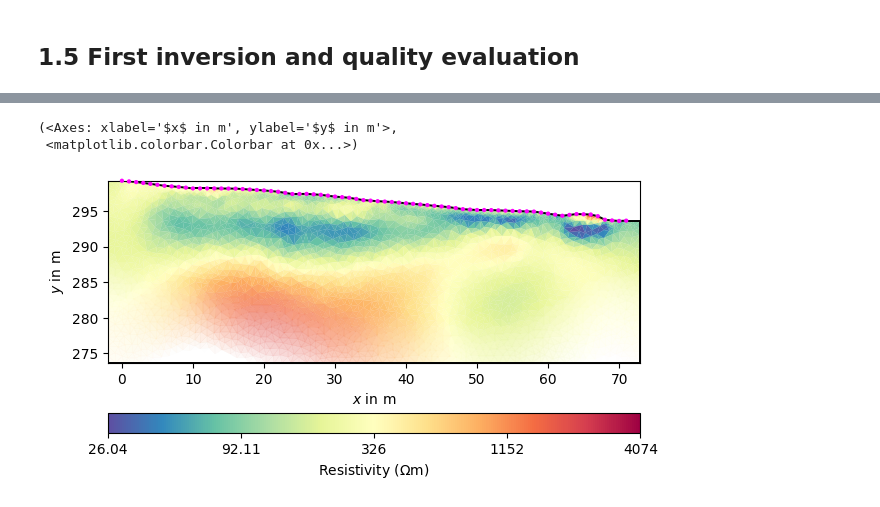
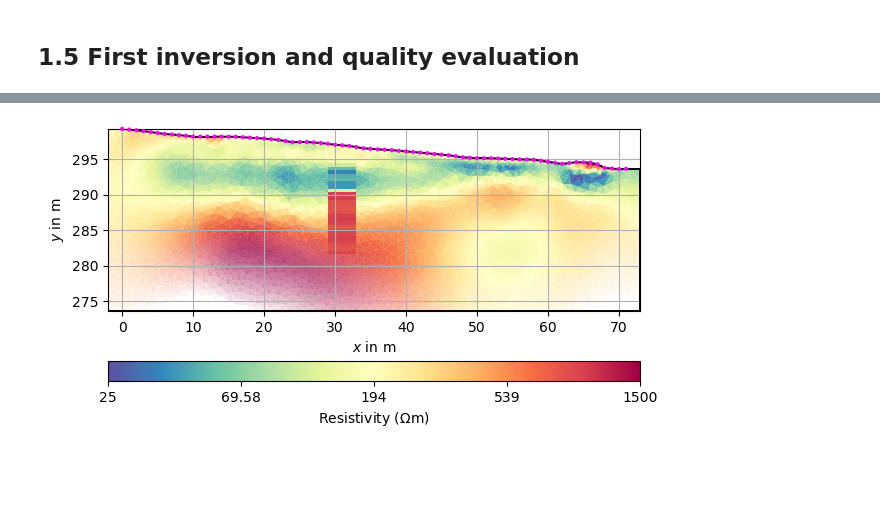
Before and after one commit to gimli-org/nsg26, a Jupyter notebook: 02_advanced_regularization/borehole_constraint.ipynb, the cells around one changed output, grey strips where cells are left out. Saved outputs shown, nothing was run; the diff lists cells and outputs as text; code cells hidden in the pictures; blank space fills up the shorter version.

```diff
--- a/02_advanced_regularization/borehole_constraint.ipynb
+++ b/02_advanced_regularization/borehole_constraint.ipynb
@@ -157,7 +100,19 @@ inv.iter 5 ...
-# %%
-mgr.showResult()
-# %% [output]
-(<Axes: xlabel='$x$ in m', ylabel='$y$ in m'>,
- <matplotlib.colorbar.Colorbar at 0x...>)
-[figure, removed]
+# %%
+from pygimli.viewer.mpl import draw1DColumn
+
+
+kw = dict(
+    cMin=25, cMax=1500, logScale=True, cMap="Spectral_r",
+    xlabel="x (m)", ylabel="y (m)")
+ax, cb = mgr.showResult(**kw)
+zz = np.abs(z[::-1])
+iz = np.argsort(z[::-1])
+dz = np.diff(zz[iz])
+thk = np.hstack([dz, dz[-1]])
+ztop = -zz[iz[0]]-dz[0]/2
+colkw = dict(x=x[0], val=r[iz], thk=thk, width=4, ztopo=-ztop+sum(thk))
+draw1DColumn(ax, **colkw, **kw)
+ax.grid(True)
+# %% [output]
+[figure, added]
 # %%
```
Also changed, not shown: parts of 21 cells of this notebook, 3 other files.
